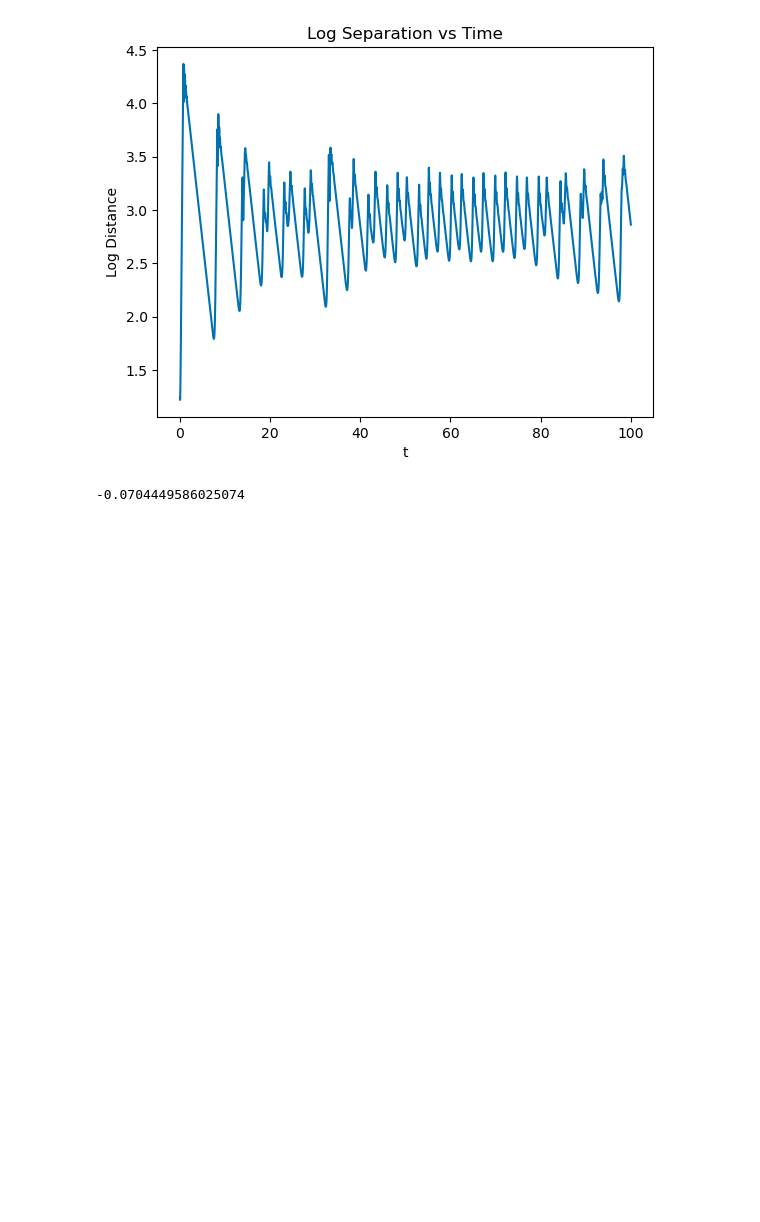
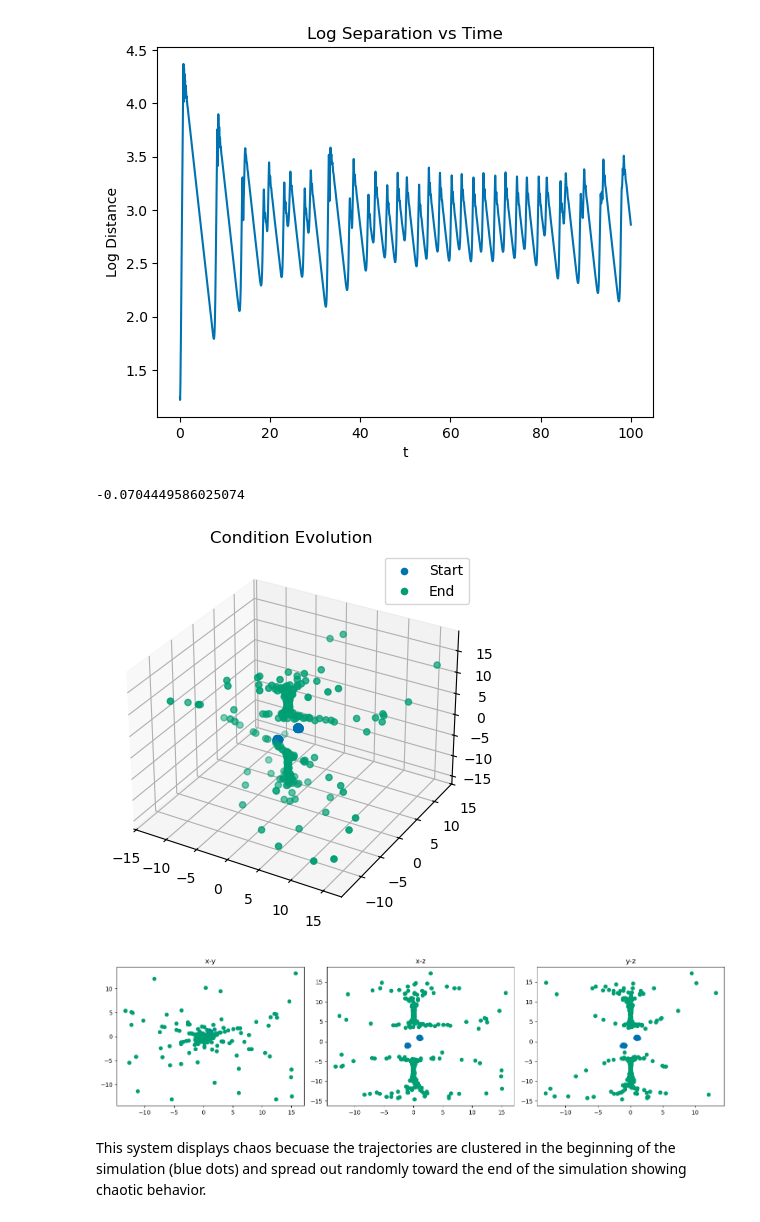
Before and after one commit to BruhddyTheThird/ProfCPisGoatedLib, a Jupyter notebook: Midterm 2 Files/Ex 2.ipynb, the cells around one changed output. Drawn from its saved outputs; the diff is of its cells as text; code cells hidden in the pictures; blank space fills up the shorter version.

```diff
--- a/Midterm 2 Files/Ex 2.ipynb
+++ b/Midterm 2 Files/Ex 2.ipynb
@@ -194,4 +194,62 @@ print(lyapunov) #Positive  = Chaotic
 [figure]
 -0.0704449586025074
 # %%
-#2e
+#2e Integrate Trajectories and 3D Projection
+#Create intiial conditions
+N = 150
+spread = 0.1
+
+#Initialize initial points
+init_points = []
+
+for _ in range(N):
+    init_points.append([1 + spread*np.random.randn(), 1 + spread*np.random.randn(), 1 + spread*np.random.randn()])
+    init_points.append([-1 + spread*np.random.randn(), -1 + spread*np.random.randn(), -1 + spread*np.random.randn()])
+
+init_points = np.array(init_points)
+
+#Initialize start and end
+start = []
+end = []
+
+for i in init_points:
+    sol = solve_ivp(chen, t_span, i, t_eval=t_eval)
+
+    start.append(i)
+    end.append(sol.y[:, -1]) #End Point
+
+start = np.array(start)
+end = np.array(end)
+
+#Plot in 3D
+fig = plt.figure()
+ax = fig.add_subplot(111, projection='3d')
+
+ax.scatter(start[:,0], start[:,1], start[:,2], label = "Start")
+ax.scatter(end[:,0], end[:,1], end[:,2], label = "End")
+ax.set_title("Condition Evolution")
+ax.legend()
+plt.show()
+
+#Projections
+fig, axs = plt.subplots(1, 3, figsize=(15,4))
+
+axs[0].scatter(start[:,0], start[:,1])
+axs[0].scatter(end[:,0], end[:,1])
+axs[0].set_title("x-y")
+
+axs[1].scatter(start[:,0], start[:,2])
+axs[1].scatter(end[:,0], end[:,2])
+axs[1].set_title("x-z")
+
+axs[2].scatter(start[:,1], start[:,2])
+axs[2].scatter(end[:,1], end[:,2])
+axs[2].set_title("y-z")
+
+plt.tight_layout()
+plt.show()
+# %% [output]
+[figure, added]
+[figure, added]
+# %% [markdown]
+This system displays chaos becuase the trajectories are clustered in the beginning of the simulation (blue dots) and spread out randomly toward the end of the simulation showing chaotic behavior.
```
Also changed, not shown: parts of 1 cell of this notebook.
